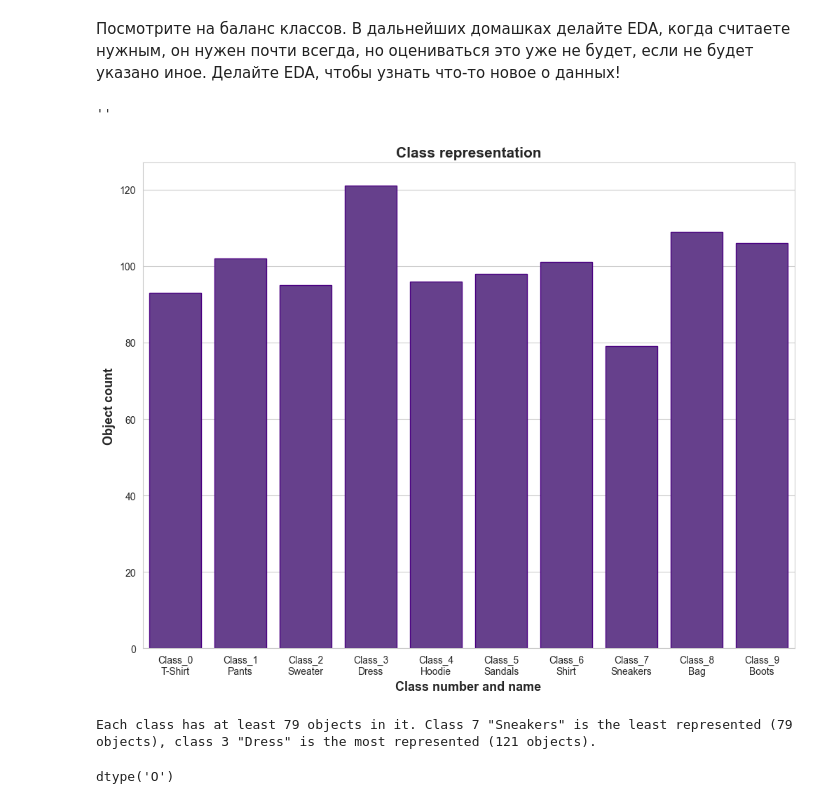
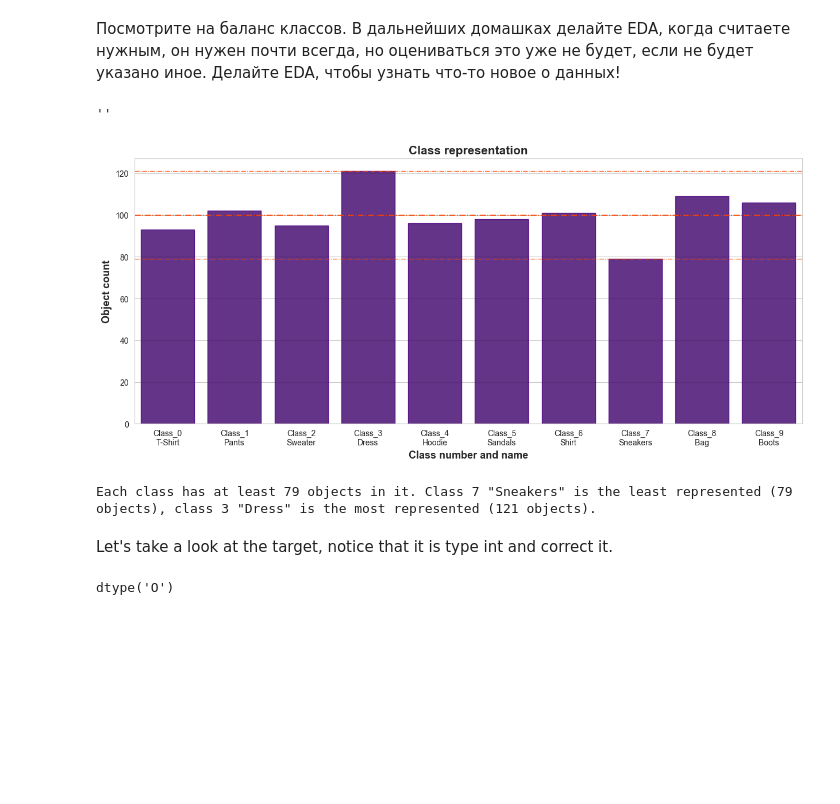
Before and after one commit to pavlovanadia/BI_ML_2023, a Jupyter notebook: HW1/code/KNN.ipynb, the cells around one changed output. Saved outputs shown, nothing was run; the diff lists cells and outputs as text; code cells hidden in the pictures; blank space fills up the shorter version.

```diff
--- a/HW1/code/KNN.ipynb
+++ b/HW1/code/KNN.ipynb
@@ -102,21 +106,28 @@ To identify adequately which exact pieces of clothing these were, I had to look
 # %%
 _, object_count = np.unique(y, return_counts=True)
 # %%
+plt.figure(figsize=(15, 6))
 sns.barplot(x=list(map(lambda x: f'Class_{objects.index(x)}\n{x}', objects)),
             y=object_count,
-            color="rebeccapurple",
-            edgecolor="indigo")
+            color="indigo",
+            edgecolor="indigo",
+            alpha=0.85)
 plt.xlabel("Class number and name", size=13, weight="bold")
 plt.ylabel("Object count", size=13, weight="bold")
 plt.title("Class representation", size=15, weight="bold")
+plt.axhline(y=object_count.min(), color='orangered', linestyle='-.', linewidth=0.9)
+plt.axhline(y=object_count.max(), color='orangered', linestyle='-.', linewidth=0.9)
+plt.axhline(y=object_count.mean(), color='orangered', linestyle='-.', linewidth=1.2)
 ;
 # %% [output]
 ''
-[figure, old version]
+[figure, new version]
 # %%
 print(f'Each class has at least {object_count.min()} objects in it. Class 7 "Sneakers" is the least represented ({object_count.min()} objects), class 3 "Dress" is the most represented ({object_count.max()} objects).')
 # %% [output]
 Each class has at least 79 objects in it. Class 7 "Sneakers" is the least represented (79 objects), class 3 "Dress" is the most represented (121 objects).
+# %% [markdown]
+Let's take a look at the target, notice that it is type int and correct it.
 # %%
 y.dtype
 # %% [output]
```
Also changed, not shown: parts of 69 cells of this notebook, 3 other files.
